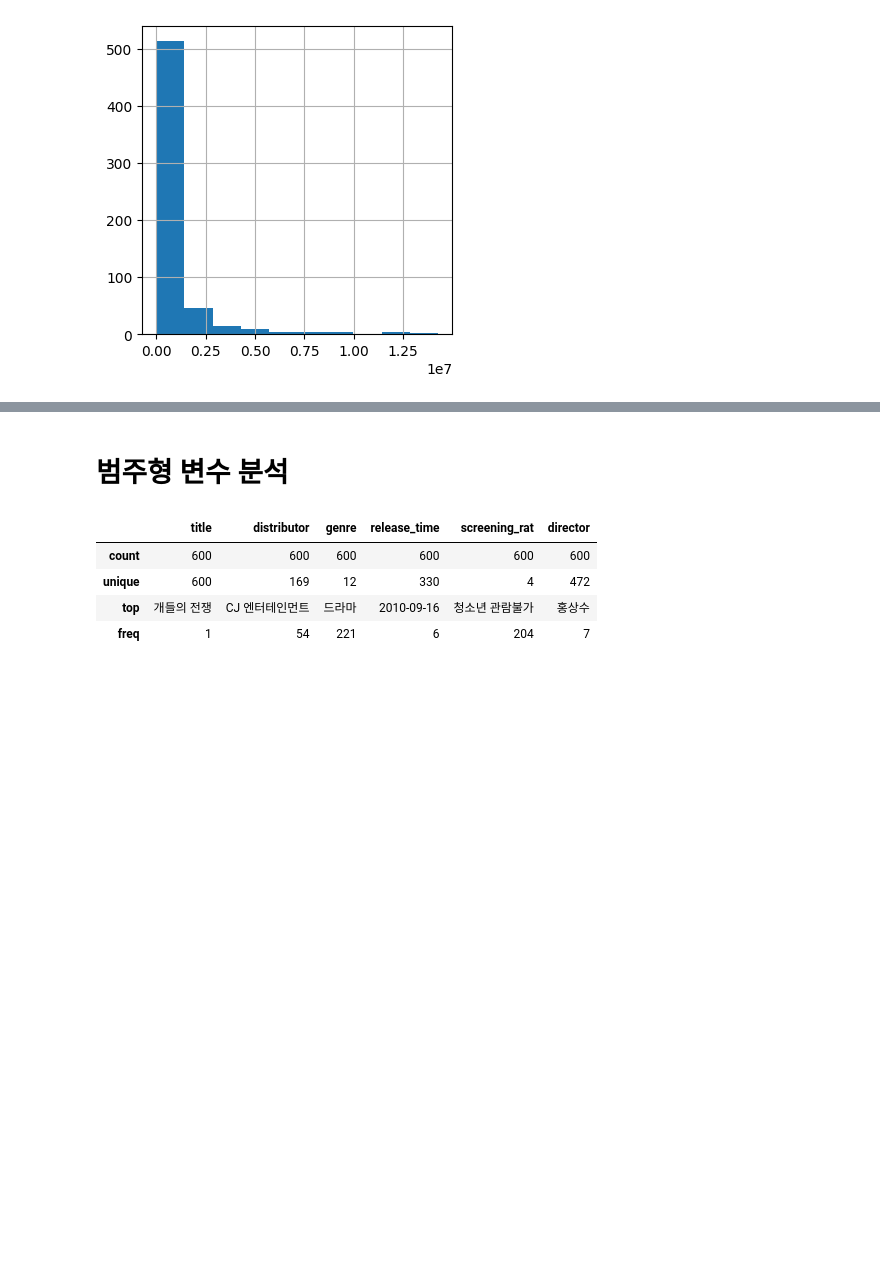
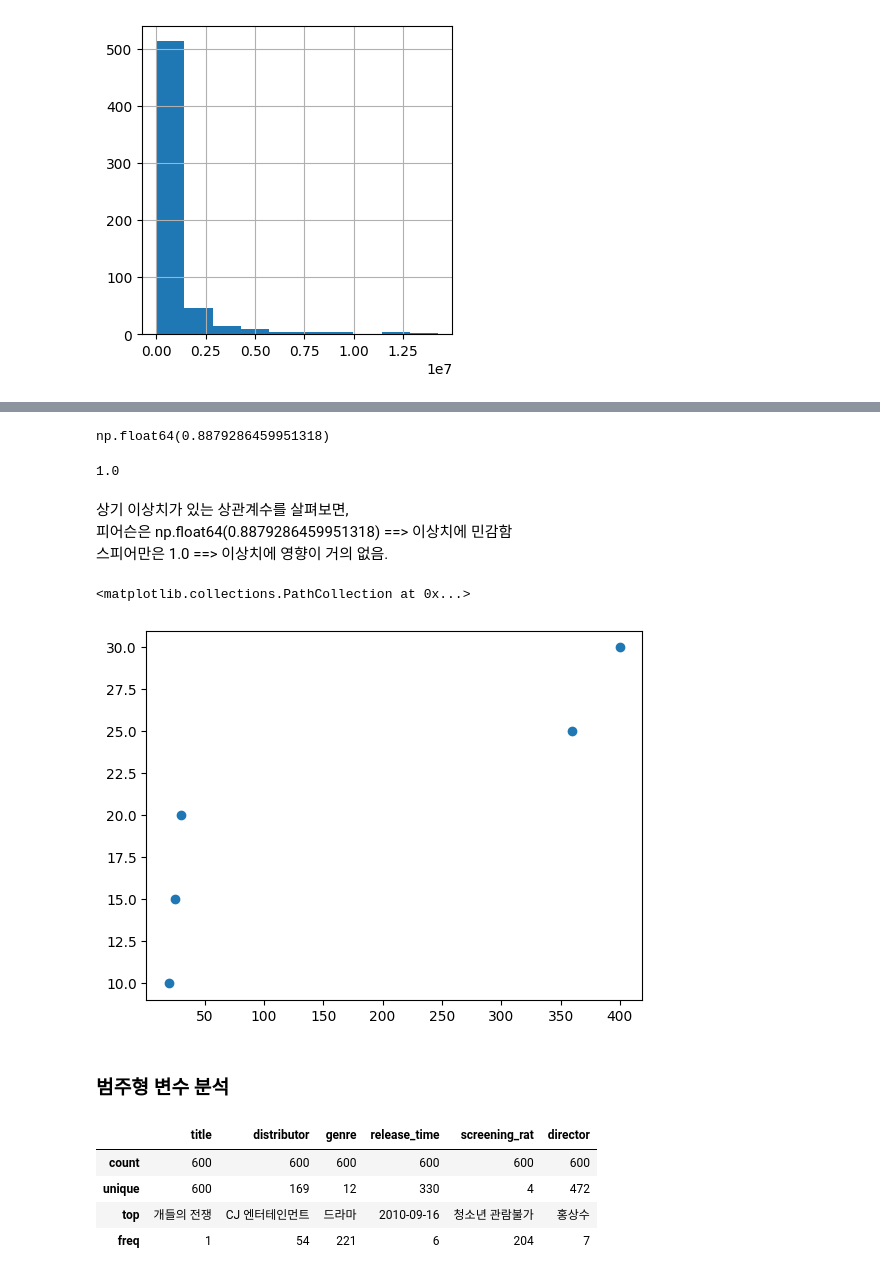
Before and after one commit to 77eileen/python, a Jupyter notebook: 15pandas/pandas-data-analysis-main/part5/20251002_2_movie.ipynb, the cells around one changed output, grey strips where cells are left out. Drawn from its saved outputs; the diff is of its cells as text; code cells hidden in the pictures; blank space fills up the shorter version.

```diff
--- a/15pandas/pandas-data-analysis-main/part5/20251002_2_movie.ipynb
+++ b/15pandas/pandas-data-analysis-main/part5/20251002_2_movie.ipynb
@@ -153,5 +246,59 @@ sns.heatmap(temp, annot=True, cmap='coolwarm', fmt='.2f')
+# %%
+#이상치가 있는 피어슨 상관관계 계산
+import numpy as np
+X = np.array([20,25,30,360,400])
+y = np.array([10,15,20,25,30])
+
+#평균
+x_mean = X.mean()
+y_mean = y.mean()
+
+#편차
+x_ = X-x_mean
+y_ = y-y_mean
+
+#편차 곱의 합 ==> 분자
+(x_ * y_).sum()
+
+#편차의 제곱의 합
+(x_**2).sum(), (y_ **2).sum()
+
+#분모
+(x_**2).sum() * (y_ **2).sum()
+np.sqrt((x_**2).sum() * (y_ **2).sum())
+
+#최종 계산
+(x_ * y_).sum() / np.sqrt((x_**2).sum() * (y_ **2).sum())
+# %% [output]
+np.float64(0.8879286459951318)
+# %%
+## 이상치가 있는 스피어만 상관계수
+import numpy as np
+X = np.array([20,25,30,360,400])
+y = np.array([10,15,20,25,30])
+
+rank_x = [1,2,3,4,5]
+rank_y = [1,2,3,4,5]
+
+#순위차이
+di = [0,0,0,0,0]  #순위차이가 없음. 모두 동일 순위
+
+#분자 = 0
+1-(0 / 5*(25-1))
+# %% [output]
+1.0
+# %% [markdown]
+상기 이상치가 있는 상관계수를 살펴보면,
+<br> 피어슨은 np.float64(0.8879286459951318) ==> 이상치에 민감함
+<br> 스피어만은 1.0 ==> 이상치에 영향이 거의 없음.
+# %%
+import matplotlib.pyplot as plt
+plt.scatter(X,y)
+# %% [output]
+<matplotlib.collections.PathCollection at 0x...>
+[figure, added]
 # %% [markdown]
-# 범주형 변수 분석
+### 범주형 변수 분석
 # %%
 df.describe(include=['object','category'])
 # %% [output]
```
Also changed, not shown: parts of 5 cells of this notebook, 1 other file.
